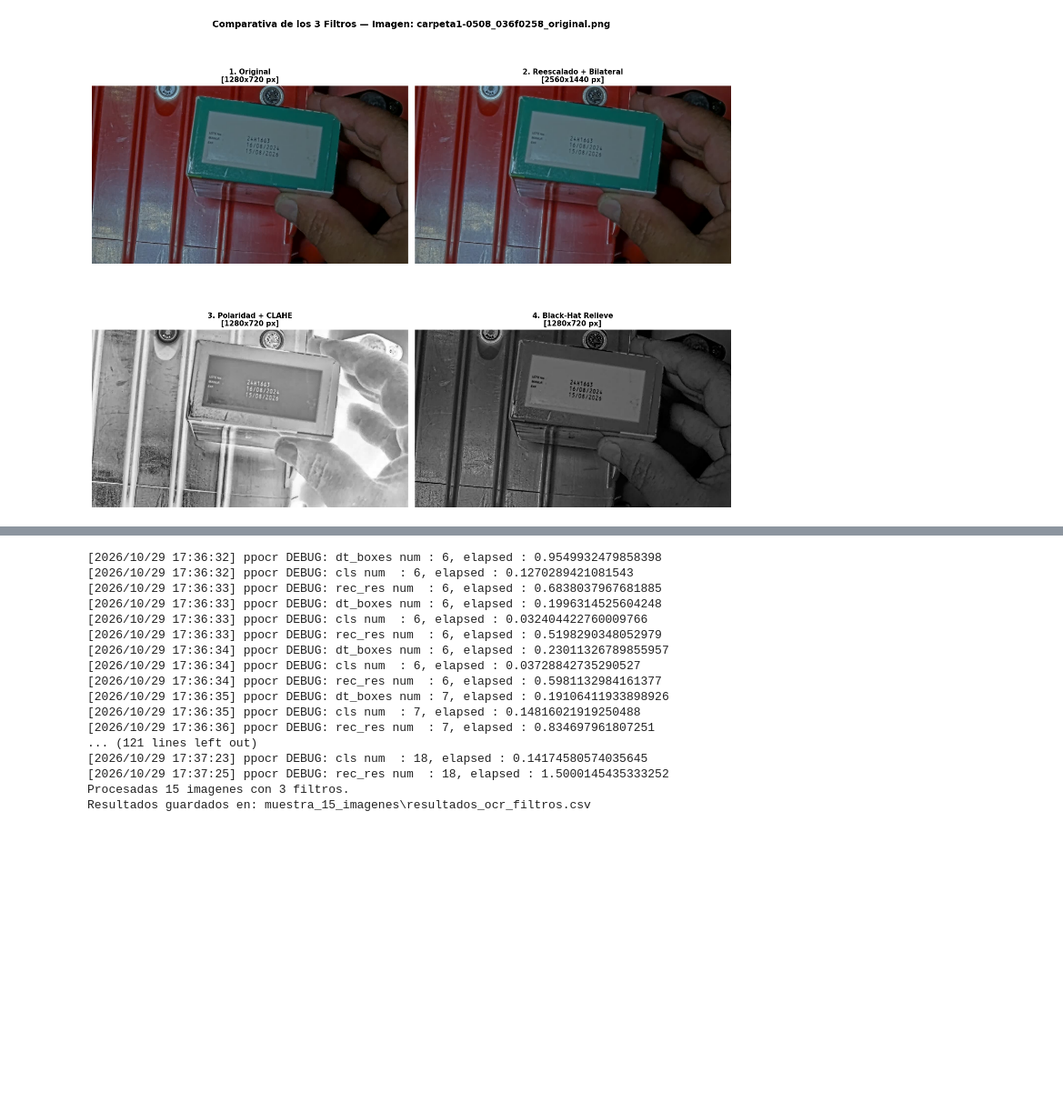
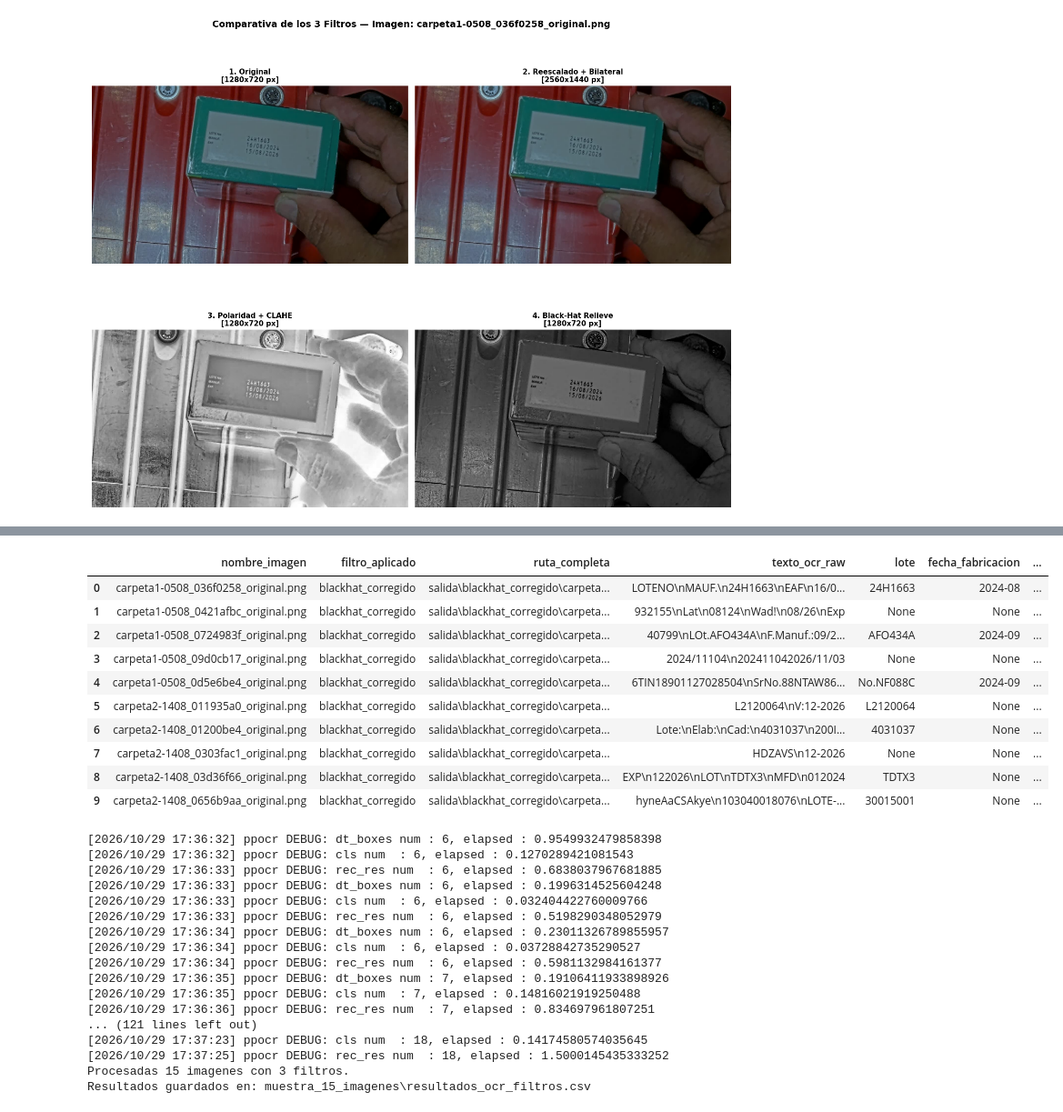
Before and after one commit to csampedr/NuxiaProject, a Jupyter notebook: Paddle.ipynb, the cells around one changed output, grey strips where cells are left out. Shown at 91% size. Cells and saved outputs as stored; diff of their text form; code cells hidden in the pictures; blank space fills up the shorter version.

Commit message:
imagenes filtradas

```diff
--- a/Paddle.ipynb
+++ b/Paddle.ipynb
@@ -644,0 +666,59 @@ plt.show()
+# %%
+import os
+import glob
+import pandas as pd
+from pathlib import Path
+
+# 1. Definir los tres directorios de entrada
+carpetas_filtros = {
+    "blackhat_corregido": os.path.join("salida", "blackhat_corregido"),
+    "polaridad_clahe": os.path.join("salida", "polaridad_clahe"),
+    "reescalado_bilateral": os.path.join("salida", "reescalado_bilateral")
+}
+
+filas_resultados = []
+
+# 2. Iterar sobre cada filtro y procesar sus imágenes
+for nombre_filtro, ruta_carpeta in carpetas_filtros.items():
+    # Buscar todas las imágenes de la carpeta (.png, .jpg, .jpeg)
+    patron = os.path.join(ruta_carpeta, "*.png")
+    imagenes = glob.glob(patron)
+
+    print(f"Procesando {len(imagenes)} imágenes para el filtro: {nombre_filtro}...")
+
+    for ruta_img in sorted(imagenes):
+        nombre_archivo = os.path.basename(ruta_img)
+
+        # 2.1. Extraer el texto con PaddleOCR usando la función auxiliar
+        lineas_texto = extraer_texto_paddle(paddle_ocr, cv2.imread(ruta_img))
+        texto_ocr_raw = "\n".join(lineas_texto)
+
+        # 2.2. Pasar el texto por la funcion_maestra de tu compañero
+        campos_extraidos = funcion_maestra(texto_ocr_raw)
+
+        # 2.3. Estructurar la fila del DataFrame
+        fila = {
+            "nombre_imagen": nombre_archivo,
+            "filtro_aplicado": nombre_filtro,
+            "ruta_completa": ruta_img,
+            "texto_ocr_raw": texto_ocr_raw
+        }
+
+        # Desempaquetar todos los campos que devuelve funcion_maestra (lote, caducidad, etc.)
+        if isinstance(campos_extraidos, dict):
+            fila.update(campos_extraidos)
+
+        filas_resultados.append(fila)
+
+# 3. Convertir la lista de resultados a DataFrame
+df_comparativa = pd.DataFrame(filas_resultados)
+
+# 4. Guardar en CSV para fácil análisis o comparación
+df_comparativa.to_csv("salida/comparativa_filtros_completa.csv", index=False, encoding="utf-8-sig")
+
+print("\n✓ Proceso finalizado.")
+print(f"Total de registros generados: {len(df_comparativa)} filas.")
+
+# Visualizar las primeras filas en el cuaderno
+display(df_comparativa.head(10))
+# %% [output]
@@ -645,3 +742,14 @@ plt.show()
+|  | nombre_imagen | filtro_aplicado | ruta_completa | texto_ocr_raw | lote | fecha_fabricacion | ... |
+| 0 | carpeta1-0508_036f0258_original.png | blackhat_corregido | salida\blackhat_corregido\carpeta... | LOTENO\nMAUF.\n24H1663\nEAF\n16/0... | 24H1663 | 2024-08 | ... |
+| 1 | carpeta1-0508_0421afbc_original.png | blackhat_corregido | salida\blackhat_corregido\carpeta... | 932155\nLat\n08124\nWad!\n08/26\nExp | None | None | ... |
+| 2 | carpeta1-0508_0724983f_original.png | blackhat_corregido | salida\blackhat_corregido\carpeta... | 40799\nLOt.AFO434A\nF.Manuf.:09/2... | AFO434A | 2024-09 | ... |
+| 3 | carpeta1-0508_09d0cb17_original.png | blackhat_corregido | salida\blackhat_corregido\carpeta... | 2024/11104\n202411042026/11/03 | None | None | ... |
+| 4 | carpeta1-0508_0d5e6be4_original.png | blackhat_corregido | salida\blackhat_corregido\carpeta... | 6TIN18901127028504\nSrNo.88NTAW86... | No.NF088C | 2024-09 | ... |
+| 5 | carpeta2-1408_011935a0_original.png | blackhat_corregido | salida\blackhat_corregido\carpeta... | L2120064\nV:12-2026 | L2120064 | None | ... |
+| 6 | carpeta2-1408_01200be4_original.png | blackhat_corregido | salida\blackhat_corregido\carpeta... | Lote:\nElab:\nCad:\n4031037\n200I... | 4031037 | None | ... |
+| 7 | carpeta2-1408_0303fac1_original.png | blackhat_corregido | salida\blackhat_corregido\carpeta... | HDZAVS\n12-2026 | None | None | ... |
+| 8 | carpeta2-1408_03d36f66_original.png | blackhat_corregido | salida\blackhat_corregido\carpeta... | EXP\n122026\nLOT\nTDTX3\nMFD\n012024 | TDTX3 | None | ... |
+| 9 | carpeta2-1408_0656b9aa_original.png | blackhat_corregido | salida\blackhat_corregido\carpeta... | hyneAaCSAkye\n103040018076\nLOTE-... | 30015001 | None | ... |
 # %%
 # Procesar cada imagen con los tres filtros y guardar resultados comparables.
 from pathlib import Path
```
Also changed, not shown: parts of 2 cells of this notebook, 46 other files.
